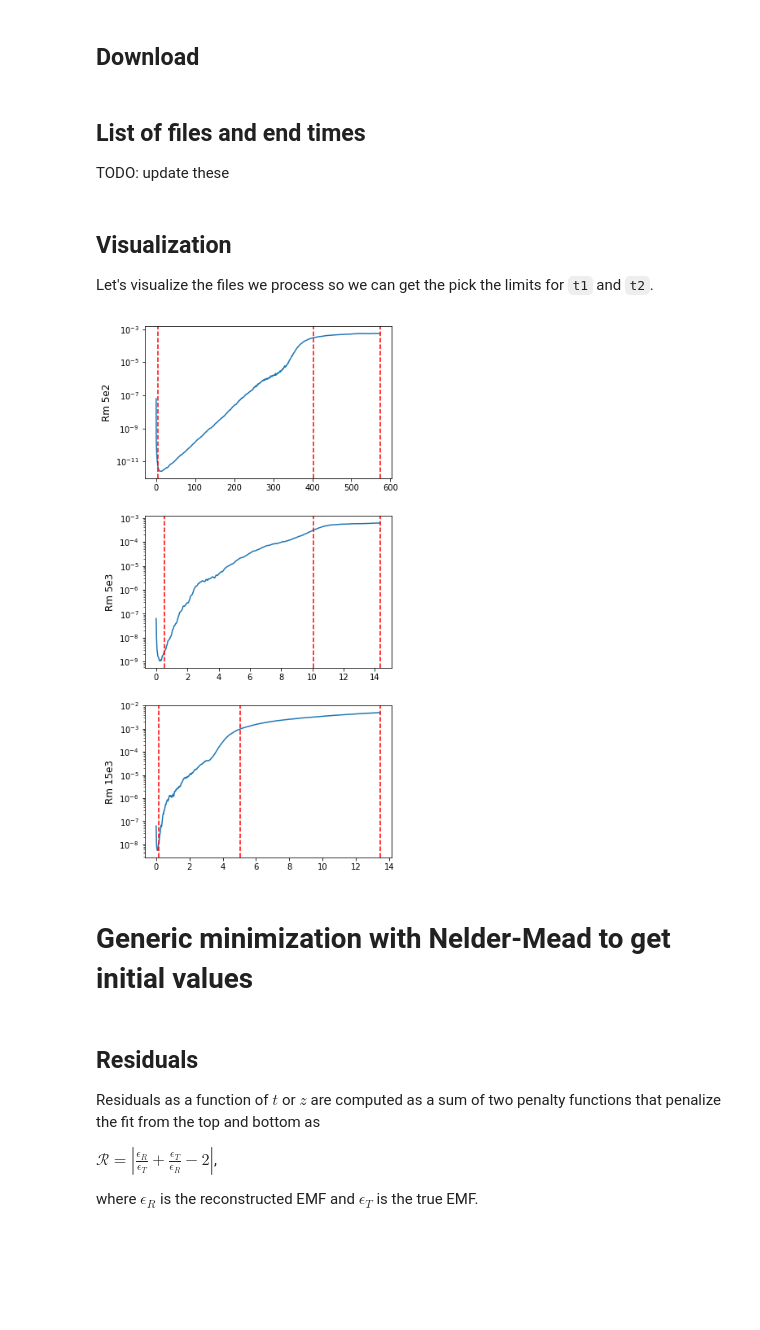
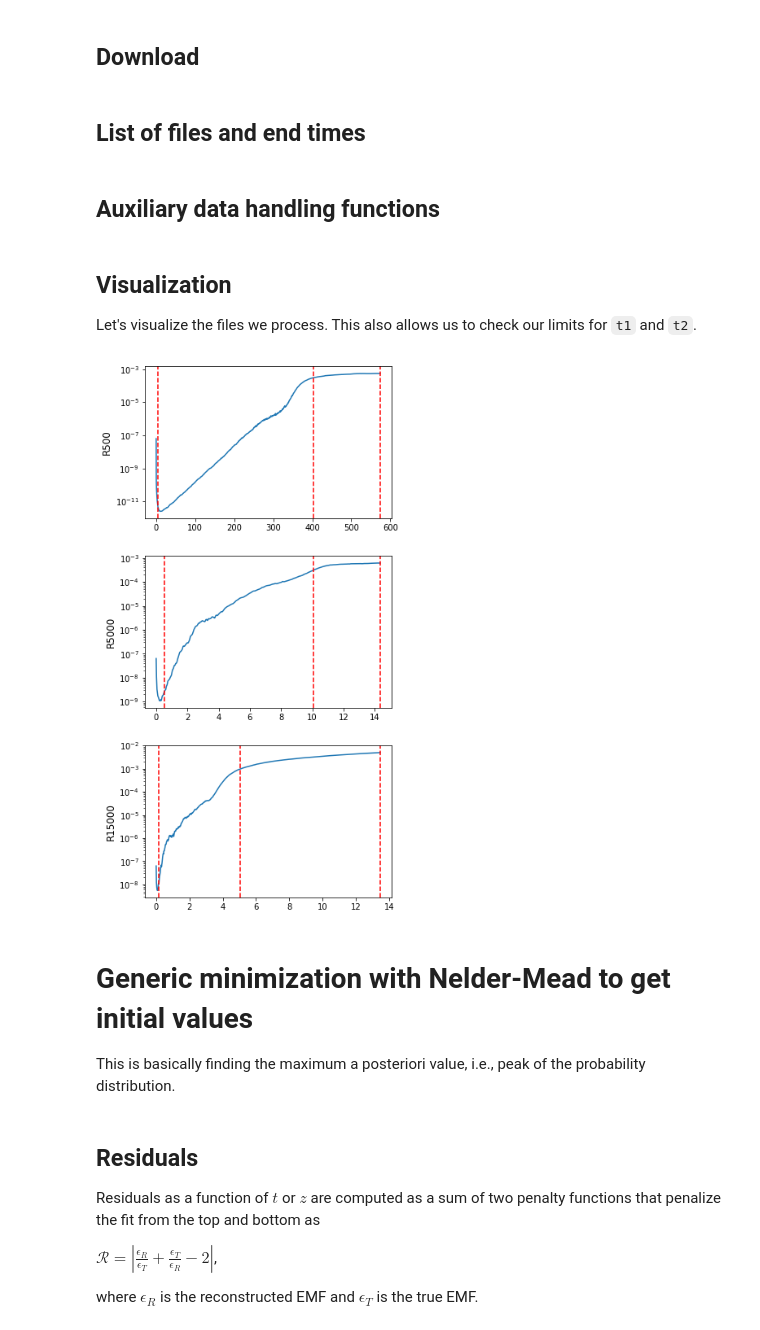
Before and after one commit to fnauman/ML_alpha2, a Jupyter notebook: mcmc.ipynb, the cells around one changed output. Saved outputs shown, nothing was run; the diff lists cells and outputs as text; code cells hidden in the pictures; blank space fills up the shorter version.

```diff
--- a/mcmc.ipynb
+++ b/mcmc.ipynb
@@ -10,21 +12,21 @@ import os
 ## Download
 # %% [markdown]
 ## List of files and end times
-
-TODO: update these
 # %%
 # list of Rm files we process as (R,t0,t1,2) tuple
 Rms=[
-    ('5e2',50,4000,-1,4.97013),
-    #('1e3',50,1200,-1,9.940268924035474),
-    #('2e3',50,1000,-1),
-    #('3e3',50,1000,-1),
-    #('4e3',50,1000,-1),
-    ('5e3',50,1000,-1,49.70134462017736),
-    #('6e3',50,1000,-1),
-    #('7e3',50,1000,-1),
-    #('8e3',50,1000,-1),
-    #('9e3',50,1000,-1),
-    #('1e4',50,1200,-1),
-    ('15e3',50,1500,-1,149.09657903158052),
+    ('R500',50,4000,-1,4.97013),
+    #('R1000',50,1200,-1,9.940268924035474),
+    #('R2000',50,1000,-1),
+    #('R3000',50,1000,-1),
+    #('R4000',50,1000,-1),
+    ('R5000',50,1000,-1,49.70134462017736),
+    #('R6000',50,1000,-1),
+    #('R7000',50,1000,-1),
+    #('R8000',50,1000,-1),
+    #('R9000',50,1000,-1),
+    #('R10000',50,1200,-1),
+    ('R15000',50,1500,-1,149.09657903158052),
 ]
+# %% [markdown]
+## Auxiliary data handling functions
@@ -31,34 +90,36 @@ Rms=[
 # %% [markdown]
 ## Visualization
 
-Let's visualize the files we process so we can get the pick the limits for `t1` and `t2`.
+Let's visualize the files we process. This also allows us to check our limits for `t1` and `t2`.
 # %%
 fig, axs = plt.subplots(nrows=len(Rms), figsize=(6,12), sharex=False)
 plt.subplots_adjust(left=0.2, hspace=0.25)
 
 for i,ax in enumerate(axs):
     Rm, t0,t1, t2, tres = Rms[i]
     tres *= 2.0 #XXX: why do we need this?
-    mf = np.load('mfields_R'+Rm+'.npz')
+    mf = np.load('alpha2/'+Rm+'/mfields'+'.npz')
 
     b2 = np.mean(np.array(mf['bxm'])**2, axis=1) + np.mean(np.array(mf['bym'])**2, axis=1)
     tarr = np.arange(len(b2))/tres
     ax.plot(tarr,b2)
 
     #pick last value if t = -1
     t2 = len(mf['bxm']) if t2 == -1 else t2
 
     ax.axvline(t0/tres,color='r',linestyle='dashed')
     ax.axvline(t1/tres,color='r',linestyle='dashed')
     ax.axvline(t2/tres,color='r',linestyle='dashed')
 
     ax.set_yscale('log')
     #ax.set_title(r'Rm '+Rm,fontsize=14)
-    ax.set_ylabel(r'Rm '+Rm,fontsize=12)
+    ax.set_ylabel(Rm,fontsize=12)
 # %% [output]
-[figure, old version]
+[figure, new version]
 # %% [markdown]
 # Generic minimization with Nelder-Mead to get initial values
+
+This is basically finding the maximum a posteriori value, i.e., peak of the probability distribution.
 # %%
 # initial setup
 from scipy.optimize import minimize
```
Also changed, not shown: parts of 9 cells of this notebook, 3 other files.
